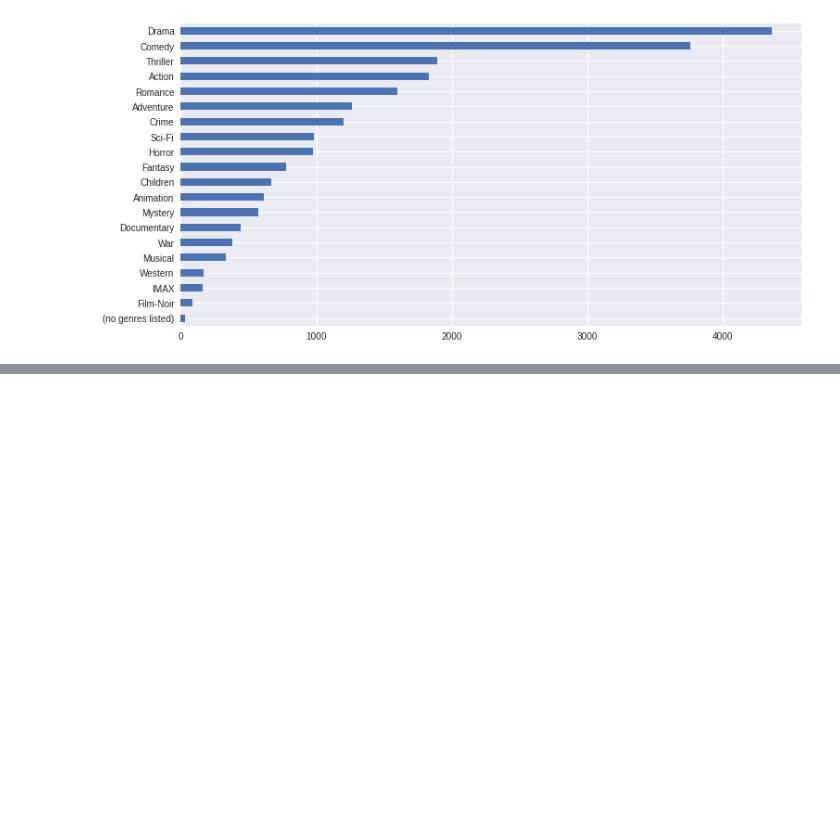
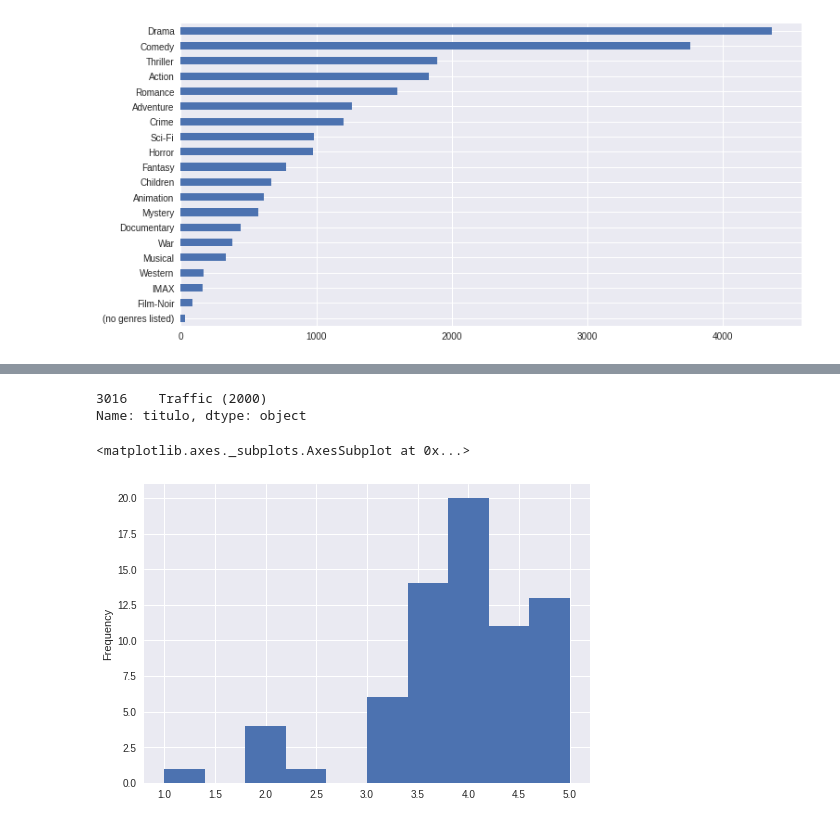
Before and after one commit to joaojulio/StudyProjects, a Jupyter notebook: Alura_quarentenadados.ipynb, the cells around one changed output, grey strips where cells are left out. Saved outputs shown, nothing was run; the diff lists cells and outputs as text; code cells hidden in the pictures; blank space fills up the shorter version.

```diff
--- a/Alura_quarentenadados.ipynb
+++ b/Alura_quarentenadados.ipynb
@@ -336,0 +374,8 @@ generos_dos_filmes.sum().sort_values().plot(kind='barh', figsize=(12,6))
+# %%
+print(filmes[filmes['filmeId']==4034]['titulo'])
+avaliacoes[avaliacoes['filmeId']==4034]['nota'].plot(kind='hist')
+# %% [output]
+3016    Traffic (2000)
+Name: titulo, dtype: object
+<matplotlib.axes._subplots.AxesSubplot at 0x...>
+[figure, added]
```
Also changed, not shown: parts of 14 cells of this notebook.
